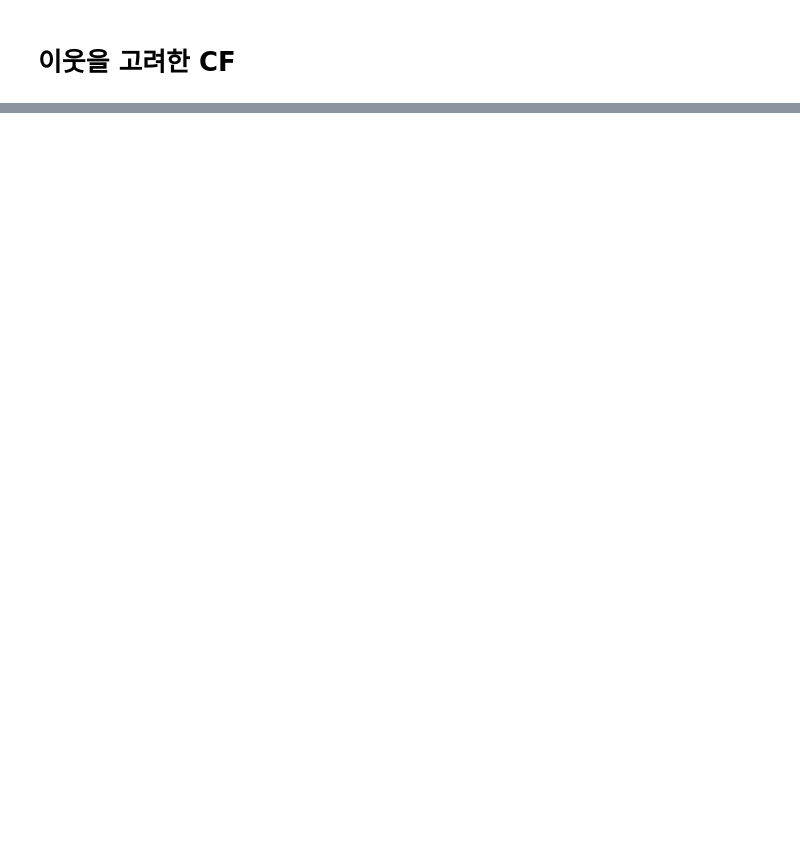
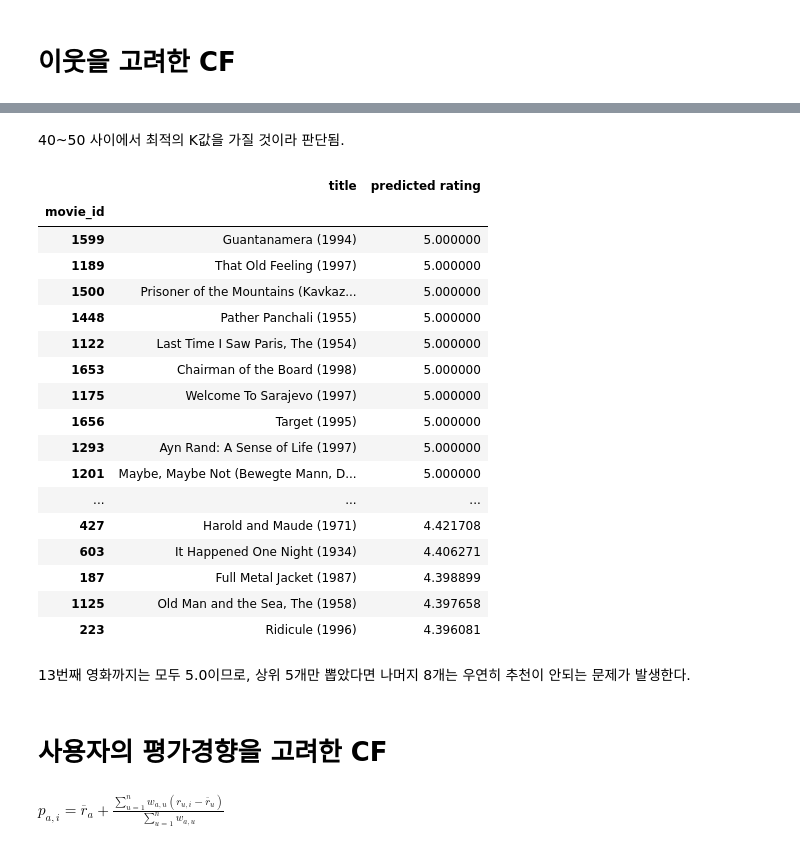
Before and after one commit to mkk4726/python_recommendation_system, a Jupyter notebook: src/chapter3.ipynb, the cells around one changed output, grey strips where cells are left out. Saved outputs shown, nothing was run; the diff lists cells and outputs as text; code cells hidden in the pictures; blank space fills up the shorter version.

Commit message:
~p62. UBCF, IBCF, metrics

```diff
--- a/src/chapter3.ipynb
+++ b/src/chapter3.ipynb
@@ -217,0 +301,39 @@ smilarity: corr , 1.3774
+# %%
+# 전체 데이터셋에 대해서 추천
+from sklearn.metrics.pairwise import cosine_similarity
+
+rating_matrix = ratings.pivot_table(values='rating', index='user_id', columns='movie_id')
+matrix_dummy = rating_matrix.copy().fillna(0)
+
+user_similarity = cosine_similarity(matrix_dummy, matrix_dummy)
+user_similarity = pd.DataFrame(user_similarity, index=rating_matrix.index, columns=rating_matrix.index)
+
+def recommender_CF(user_id:str, n_items:int=10, neighbor_size:int=20) -> "pd.DataFrame":
+  """user id에 대해서 비슷한 이웃 (cosine 유사도 기반 상위 neighbor_size만큼) 과의 유사도와 \n
+  평점을 가중평균한 가중평균을 기반으로 , 상위 n_items 개수만큼 추출하여 추천해주는 함수.
+
+  Args:
+      user_id (str): 추천받고자 하는 사용자 id \n
+      n_items (int, optional): 추천받고 싶은 movie의 개수. Defaults to 10. \n
+      neighbor_size (int, optional): 가중평균 구할 때 사용할 이웃의 숫자. Defaults to 20. \n
+
+  Returns:
+      pd.Series: 추천하는 영화 dataframe
+  """
+  predictions = []
+
+  user_rating = matrix_dummy.loc[user_id]
+  # 평가하지 않은 영화에 대해서 추리기
+  items = user_rating[user_rating == 0]
+  # 앞서 구현한 CF_knn을 이용해 유사도 기반 가중평균값 구하기
+  for item in items.index:
+    predictions.append(CF_knn(user_id, item, simil='cosine', neighbor_size=neighbor_size))
+  # 가중평균을 기준으로 정렬. 상위 n_items개수만큼 추출.
+  recommendations = pd.Series(data=predictions, index=items.index, dtype=float)
+  recommendations = recommendations.sort_values(ascending=False)[:n_items]
+  # 상위 movies들에 대해 제목과 예측점수 return.
+  recommended_items = pd.DataFrame()
+  recommended_items['title'] = movies.loc[recommendations.index]['title']
+  recommended_items['predicted rating'] =  recommendations.values
+
+  return recommended_items
@@ -217,0 +399,32 @@ smilarity: corr , 1.3774
+# %% [markdown]
+40~50 사이에서 최적의 K값을 가질 것이라 판단됨.
+# %%
+# 여기서 구한 k값으로 다시 추천 받아보기
+recommender_CF(user_id=2, n_items=30, neighbor_size=46)
+# %% [output]
+|  | title | predicted rating |
+| movie_id |  |  |
+| 1599 | Guantanamera (1994) | 5.000000 |
+| 1189 | That Old Feeling (1997) | 5.000000 |
+| 1500 | Prisoner of the Mountains (Kavkaz... | 5.000000 |
+| 1448 | Pather Panchali (1955) | 5.000000 |
+| 1122 | Last Time I Saw Paris, The (1954) | 5.000000 |
+| 1653 | Chairman of the Board (1998) | 5.000000 |
+| 1175 | Welcome To Sarajevo (1997) | 5.000000 |
+| 1656 | Target (1995) | 5.000000 |
+| 1293 | Ayn Rand: A Sense of Life (1997) | 5.000000 |
+| 1201 | Maybe, Maybe Not (Bewegte Mann, D... | 5.000000 |
+| ... | ... | ... |
+| 427 | Harold and Maude (1971) | 4.421708 |
+| 603 | It Happened One Night (1934) | 4.406271 |
+| 187 | Full Metal Jacket (1987) | 4.398899 |
+| 1125 | Old Man and the Sea, The (1958) | 4.397658 |
+| 223 | Ridicule (1996) | 4.396081 |
+# %% [markdown]
+13번째 영화까지는 모두 5.0이므로, 상위 5개만 뽑았다면 나머지 8개는 우연히 추천이 안되는 문제가 발생한다.
+# %% [markdown]
+# 사용자의 평가경향을 고려한 CF
+# %% [markdown]
+$p_{a, i} = \overline r_a + \frac
+{\sum_{u=1}^nw_{a,u}(r_{u,i} - \overline r_u)}
+{\sum_{u=1}^nw_{a,u}}$
```
Also changed, not shown: parts of 28 cells of this notebook.
